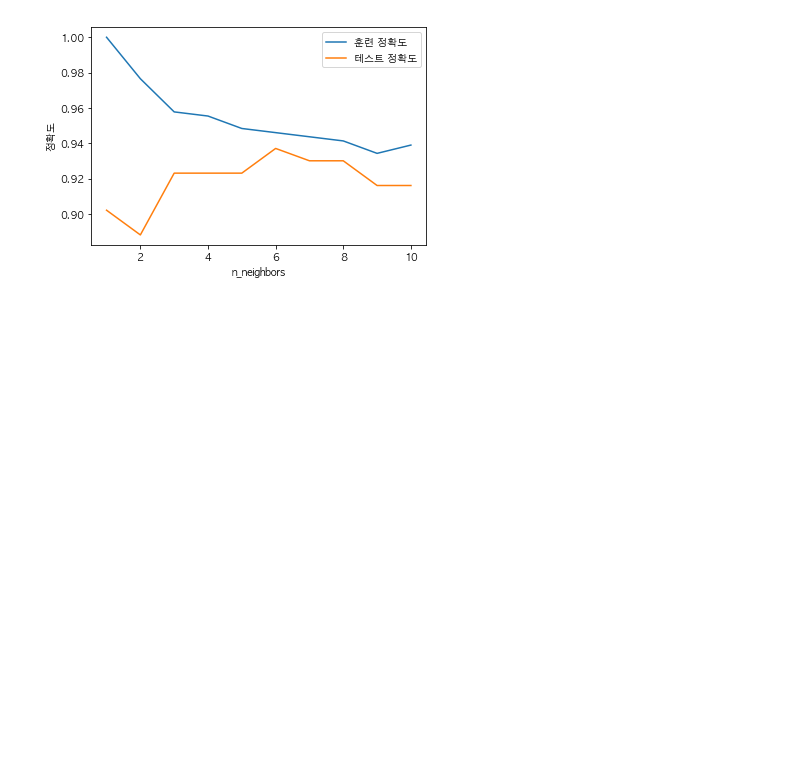
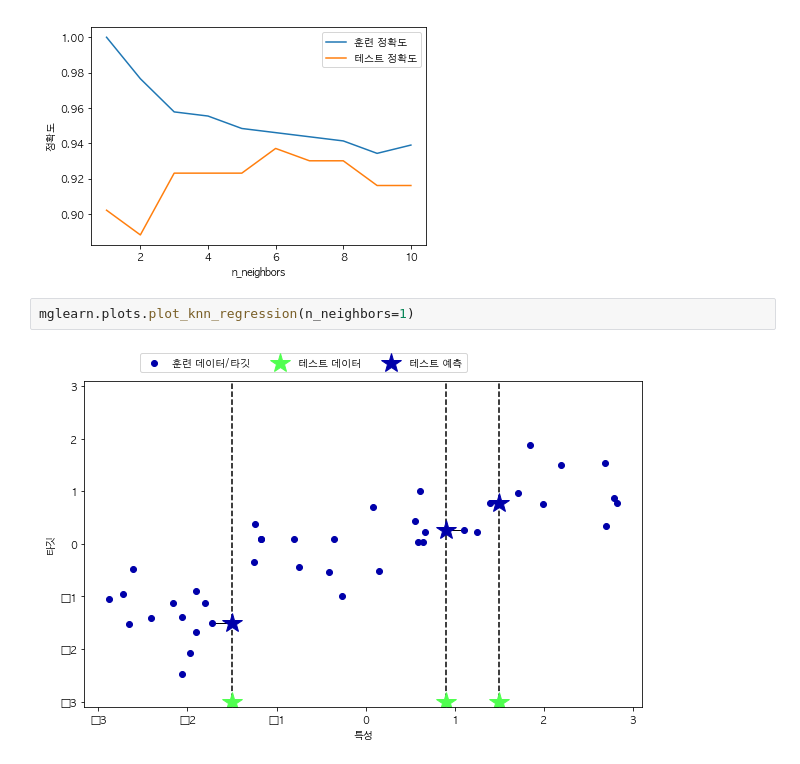
Before and after one commit to ronaldseoh/introduction_to_ml_with_python, a Jupyter notebook: 02-supervised-learning_ronaldseoh.ipynb, the cells around one changed output. Saved outputs shown, nothing was run; the diff lists cells and outputs as text; blank space fills up the shorter version.

Commit message:
chapter 2: K-Nearest Neighbor Regression

```diff
--- a/02-supervised-learning_ronaldseoh.ipynb
+++ b/02-supervised-learning_ronaldseoh.ipynb
@@ -144,3 +144,7 @@ plt.legend()
 # %% [output]
 <matplotlib.legend.Legend at 0x...>
 [figure]
+# %%
+mglearn.plots.plot_knn_regression(n_neighbors=1)
+# %% [output]
+[figure, added]
```
Also changed, not shown: parts of 4 cells of this notebook.
